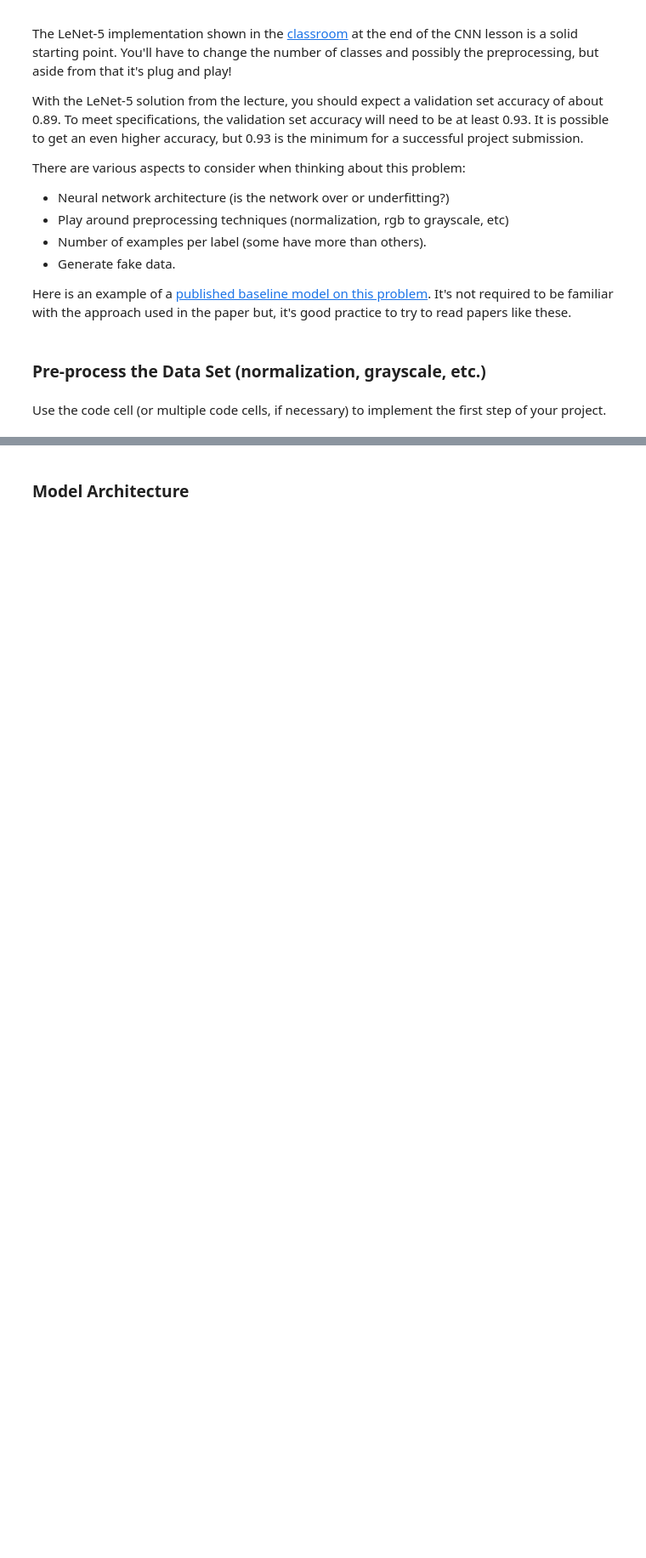
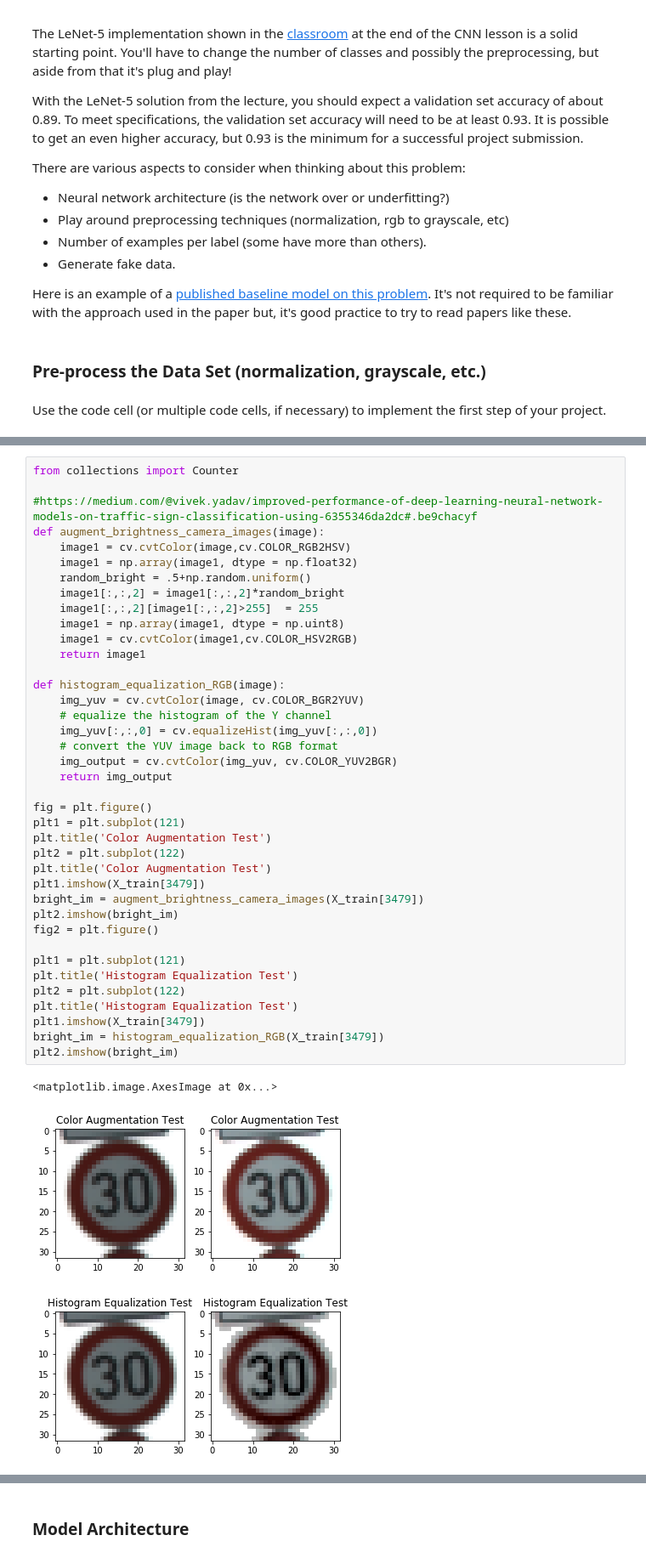
Before and after one commit to jShaoCX/CarND_Project2_Traffic_Signs, a Jupyter notebook: Traffic_Sign_Classifier.ipynb, the cells around one changed output, grey strips where cells are left out. Shown at 85% size. Saved outputs shown, nothing was run; the diff lists cells and outputs as text; blank space fills up the shorter version.

Commit message:
improved data augmentation

```diff
--- a/Traffic_Sign_Classifier.ipynb
+++ b/Traffic_Sign_Classifier.ipynb
@@ -374,0 +250,43 @@ Standard Deviation of Data: 294.308
+# %%
+from collections import Counter
+
+#https://medium.com/@vivek.yadav/improved-performance-of-deep-learning-neural-network-models-on-traffic-sign-classification-using-6355346da2dc#.be9chacyf
+def augment_brightness_camera_images(image):
+    image1 = cv.cvtColor(image,cv.COLOR_RGB2HSV)
+    image1 = np.array(image1, dtype = np.float32)
+    random_bright = .5+np.random.uniform()
+    image1[:,:,2] = image1[:,:,2]*random_bright
+    image1[:,:,2][image1[:,:,2]>255]  = 255
+    image1 = np.array(image1, dtype = np.uint8)
+    image1 = cv.cvtColor(image1,cv.COLOR_HSV2RGB)
+    return image1
+
+def histogram_equalization_RGB(image):
+    img_yuv = cv.cvtColor(image, cv.COLOR_BGR2YUV)
+    # equalize the histogram of the Y channel
+    img_yuv[:,:,0] = cv.equalizeHist(img_yuv[:,:,0])
+    # convert the YUV image back to RGB format
+    img_output = cv.cvtColor(img_yuv, cv.COLOR_YUV2BGR)
+    return img_output
+
+fig = plt.figure()
+plt1 = plt.subplot(121)
+plt.title('Color Augmentation Test')
+plt2 = plt.subplot(122)
+plt.title('Color Augmentation Test')
+plt1.imshow(X_train[3479])
+bright_im = augment_brightness_camera_images(X_train[3479])
+plt2.imshow(bright_im)
+fig2 = plt.figure()
+
+plt1 = plt.subplot(121)
+plt.title('Histogram Equalization Test')
+plt2 = plt.subplot(122)
+plt.title('Histogram Equalization Test')
+plt1.imshow(X_train[3479])
+bright_im = histogram_equalization_RGB(X_train[3479])
+plt2.imshow(bright_im)
+# %% [output]
+<matplotlib.image.AxesImage at 0x...>
+[figure, added]
+[figure, added]
```
Also changed, not shown: parts of 14 cells of this notebook, 1 other file.
